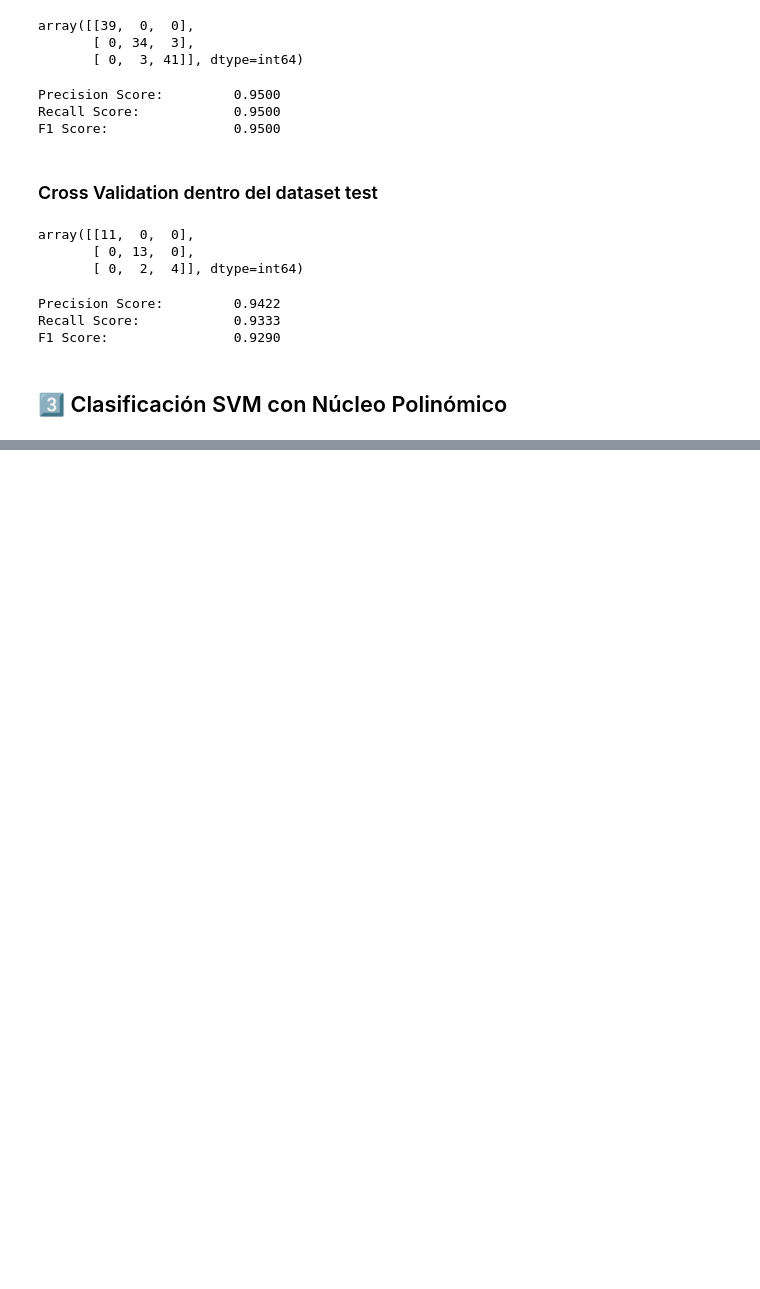
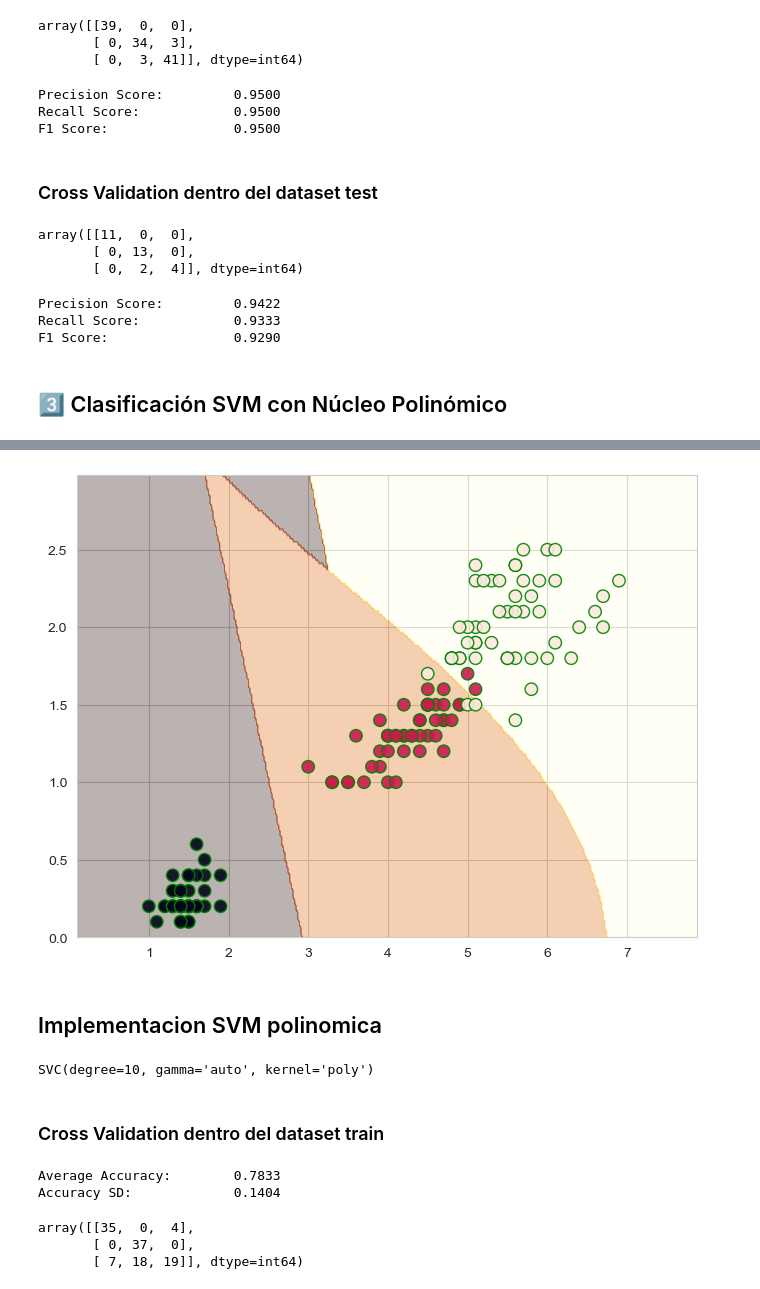
Before and after one commit to ivanher97/Machine_Learning, a Jupyter notebook: S5_Suport_Vector_Machine.ipynb, the cells around one changed output, grey strips where cells are left out. Drawn from its saved outputs; the diff is of its cells as text; code cells hidden in the pictures; blank space fills up the shorter version.

```diff
--- a/S5_Suport_Vector_Machine.ipynb
+++ b/S5_Suport_Vector_Machine.ipynb
@@ -298,3 +243,65 @@ F1 Score:                0.9290
 ## 3️⃣ Clasificación SVM con Núcleo Polinómico
 # %% [markdown]
 <img src='img//svm_polynomial.png' width=40%, height=40%>
+# %%
+C = 1.0
+clf = svm.SVC(kernel='poly', degree=3, C=C, gamma='auto')
+clf.fit(X, y)
+
+Xv = X.values.reshape(-1,1)
+h = 0.02
+x_min, x_max = Xv.min(), Xv.max() + 1
+y_min, y_max = y.min(), y.max() + 1
+xx, yy = np.meshgrid(np.arange(x_min, x_max, h),
+                     np.arange(y_min, y_max, h))
+
+z = clf.predict(np.c_[xx.ravel(), yy.ravel()])
+z = z.reshape(xx.shape)
+fig = plt.figure(figsize=(8,6))
+ax = plt.contourf(xx, yy, z, cmap = 'afmhot', alpha=0.3)
+plt.scatter(X.values[:, 0], X.values[:, 1], c=y, s=80,
+            alpha=0.9, edgecolors='g')
+
+plt.show()
+# %% [output]
+[figure, added]
+# %% [markdown]
+## Implementacion SVM polinomica
+# %%
+df = sns.load_dataset('iris')
+from sklearn.model_selection import train_test_split
+from sklearn.preprocessing import StandardScaler
+col = ['petal_length', 'petal_width']
+X = df.loc[:, col]
+species_to_num = {'setosa': 0,
+                  'versicolor': 1,
+                  'virginica': 2}
+df['tmp'] = df['species'].map(species_to_num)
+y = df['tmp']
+X_train, X_test, y_train, y_test = train_test_split(X, y,
+                                                    train_size=0.8,
+                                                    random_state=0)
+
+sc_x = StandardScaler()
+X_std_train = sc_x.fit_transform(X_train)
+C = 1.0 #0.01
+clf = svm.SVC(kernel='poly', degree=10, C=C, gamma='auto') #5
+clf.fit(X_std_train, y_train)
+# %% [output]
+SVC(degree=10, gamma='auto', kernel='poly')
+# %% [markdown]
+### Cross Validation dentro del dataset train
+# %%
+res = cross_val_score(clf, X_std_train, y_train, cv=10, scoring='accuracy')
+print("Average Accuracy: \t {0:.4f}".format(np.mean(res)))
+print("Accuracy SD: \t\t {0:.4f}".format(np.std(res)))
+# %% [output]
+Average Accuracy:        0.7833
+Accuracy SD:             0.1404
+# %%
+y_train_pred = cross_val_predict(clf, X_std_train, y_train, cv=3)
+confusion_matrix(y_train, y_train_pred)
+# %% [output]
+array([[35,  0,  4],
+       [ 0, 37,  0],
+       [ 7, 18, 19]], dtype=int64)
```
Also changed, not shown: parts of 29 cells of this notebook, 2 other files.
